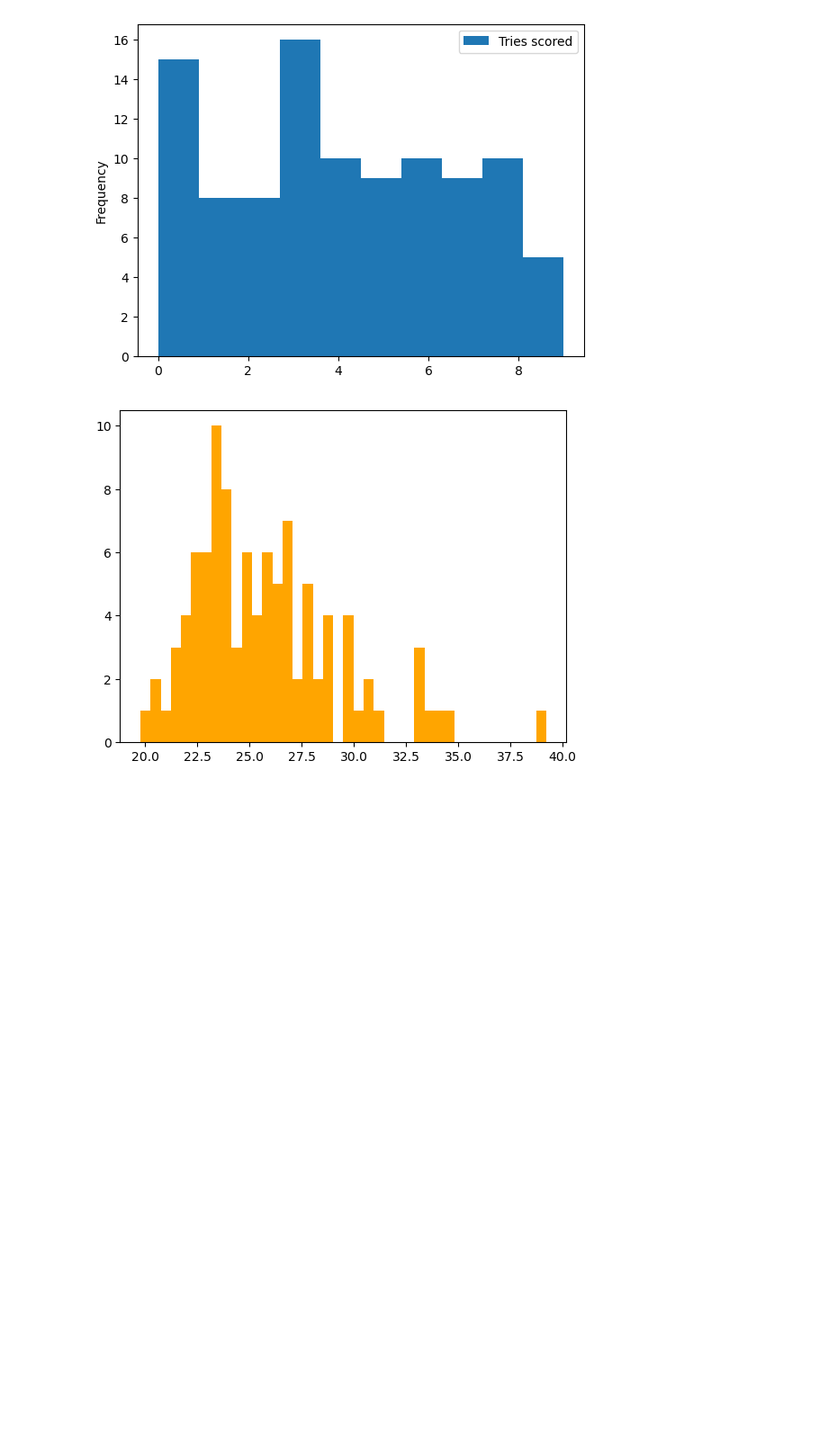
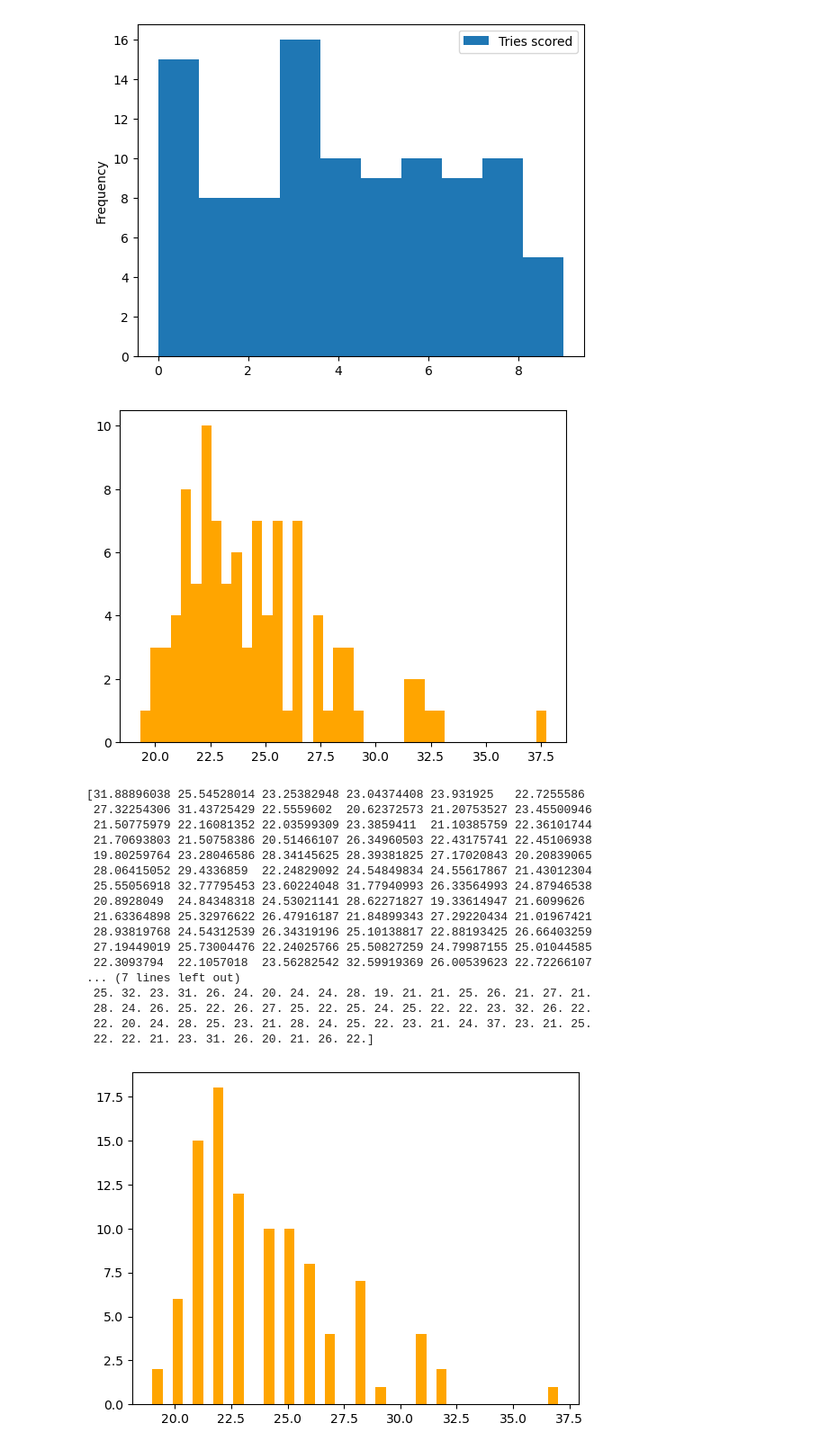
Before and after one commit to horgano/PfDA-Project-1, a Jupyter notebook: PfDA Project1.ipynb, the cells around one changed output. Shown at 90% size. Cells and saved outputs as stored; diff of their text form; code cells hidden in the pictures; blank space fills up the shorter version.

```diff
--- a/PfDA Project1.ipynb
+++ b/PfDA Project1.ipynb
@@ -242,13 +242,36 @@ plt.show()
 # %%
 # https://www.kaggle.com/code/aryashah2k/sports-analytics-visualization
 # https://numpy.org/doc/stable/reference/random/generated/numpy.random.gamma.html
 np.random.seed(3)
 
-ages = np.random.gamma(4, scale=1.75, size=100) + 19
+ages = np.random.gamma(3, scale=1.9, size=100) + 19
+ages_floored = np.floor(ages)
 plt.hist(ages, bins=40,  color='orange')
 plt.show()
+print(ages)
+print(ages_floored)
+plt.hist(ages_floored, bins=40,  color='orange')
+plt.show()
 # %% [output]
-[figure, old version]
+[figure, new version]
+[31.88896038 25.54528014 23.25382948 23.04374408 23.931925   22.7255586
+ 27.32254306 31.43725429 22.5559602  20.62372573 21.20753527 23.45500946
+ 21.50775979 22.16081352 22.03599309 23.3859411  21.10385759 22.36101744
+ 21.70693803 21.50758386 20.51466107 26.34960503 22.43175741 22.45106938
+ 19.80259764 23.28046586 28.34145625 28.39381825 27.17020843 20.20839065
+ 28.06415052 29.4336859  22.24829092 24.54849834 24.55617867 21.43012304
+ 25.55056918 32.77795453 23.60224048 31.77940993 26.33564993 24.87946538
+ 20.8928049  24.84348318 24.53021141 28.62271827 19.33614947 21.6099626
+ 21.63364898 25.32976622 26.47916187 21.84899343 27.29220434 21.01967421
+ 28.93819768 24.54312539 26.34319196 25.10138817 22.88193425 26.66403259
+ 27.19449019 25.73004476 22.24025766 25.50827259 24.79987155 25.01044585
+ 22.3093794  22.1057018  23.56282542 32.59919369 26.00539623 22.72266107
+... (7 lines left out)
+ 25. 32. 23. 31. 26. 24. 20. 24. 24. 28. 19. 21. 21. 25. 26. 21. 27. 21.
+ 28. 24. 26. 25. 22. 26. 27. 25. 22. 25. 24. 25. 22. 22. 23. 32. 26. 22.
+ 22. 20. 24. 28. 25. 23. 21. 28. 24. 25. 22. 23. 21. 24. 37. 23. 21. 25.
+ 22. 22. 21. 23. 31. 26. 20. 21. 26. 22.]
+[figure, added]
 # %%
 ages = 19 + np.random.beta(.5, 2, size=100)
 plt.hist(ages, bins=30,  color='orange')
```
